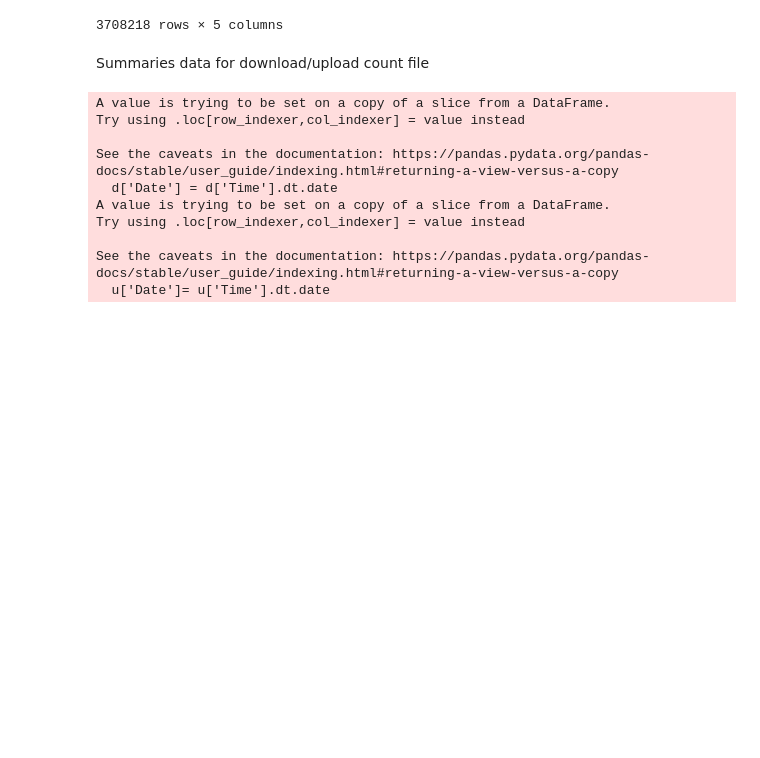
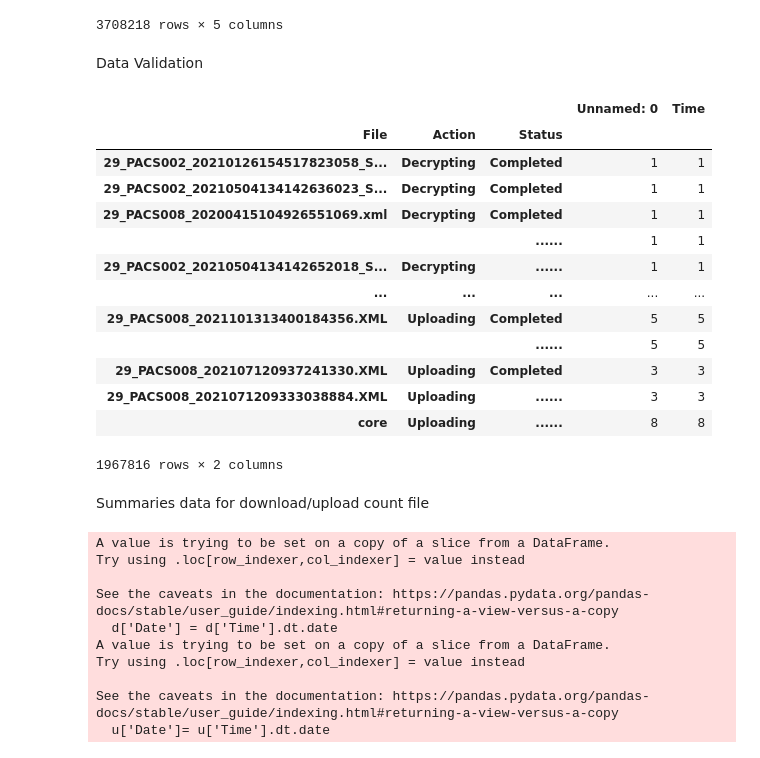
Before and after one commit to yjad/training, a Jupyter notebook: xml/ach_perf.ipynb, the cells around one changed output. Drawn from its saved outputs; the diff is of its cells as text; code cells hidden in the pictures; blank space fills up the shorter version.

```diff
--- a/xml/ach_perf.ipynb
+++ b/xml/ach_perf.ipynb
@@ -146,6 +149,25 @@ data
 | 3708216 | 3708216 | 2020-12-31 20:32:22 | D:\ACHFiles_WorkStation\AutoDownl... | File | NaN |
 | 3708217 | 3708217 | 2020-12-31 20:32:22 | 29_PACS002_20201231203209510062_S... | Delivery | Completed |
 3708218 rows × 5 columns
+# %% [markdown]
+Data Validation
+# %%
+data.groupby(['File', 'Action', 'Status']).count().sort_values('Action')
+# %% [output]
+|  |  |  | Unnamed: 0 | Time |
+| File | Action | Status |  |  |
+| 29_PACS002_20210126154517823058_S... | Decrypting | Completed | 1 | 1 |
+| 29_PACS002_20210504134142636023_S... | Decrypting | Completed | 1 | 1 |
+| 29_PACS008_20200415104926551069.xml | Decrypting | Completed | 1 | 1 |
+|  |  | ...... | 1 | 1 |
+| 29_PACS002_20210504134142652018_S... | Decrypting | ...... | 1 | 1 |
+| ... | ... | ... | ... | ... |
+| 29_PACS008_2021101313400184356.XML | Uploading | Completed | 5 | 5 |
+|  |  | ...... | 5 | 5 |
+| 29_PACS008_202107120937241330.XML | Uploading | Completed | 3 | 3 |
+| 29_PACS008_2021071209333038884.XML | Uploading | ...... | 3 | 3 |
+| core | Uploading | ...... | 8 | 8 |
+1967816 rows × 2 columns
 # %% [markdown]
 Summaries data for download/upload count file
 # %%
```
Also changed, not shown: parts of 19 cells of this notebook.
